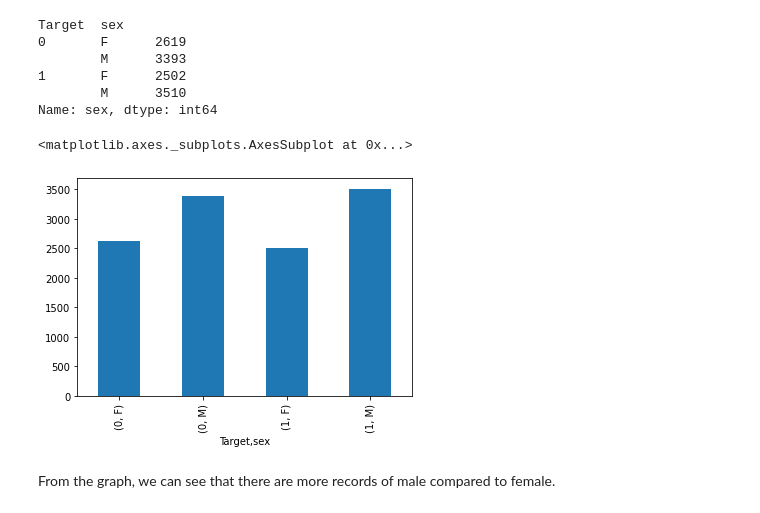
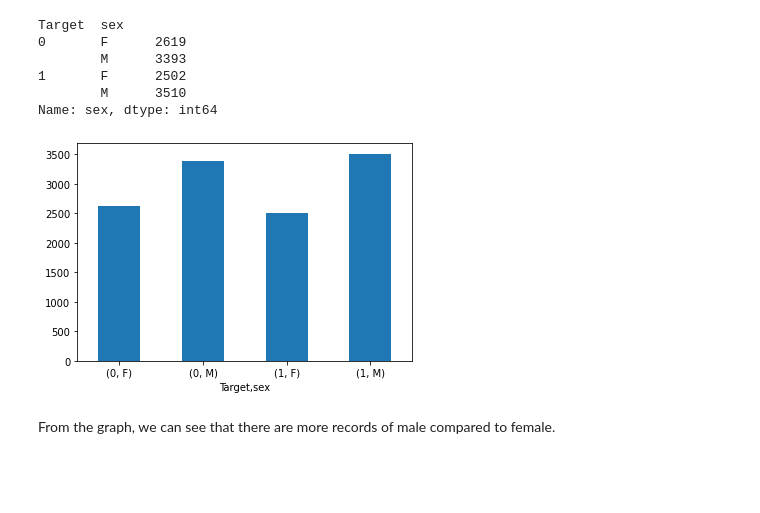
Before and after one commit to Mattobad/Pneumonia-Detection-Deep-Learning, a Jupyter notebook: End_to_End_Pneumonia_detection.ipynb, the cells around one changed output. Saved outputs shown, nothing was run; the diff lists cells and outputs as text; code cells hidden in the pictures; blank space fills up the shorter version.

```diff
--- a/End_to_End_Pneumonia_detection.ipynb
+++ b/End_to_End_Pneumonia_detection.ipynb
@@ -424,9 +424,10 @@ Target  sex
 Name: sex, dtype: int64
 # %%
 group_gender.plot.bar()
+plt.xticks(rotation=0)
+plt.show()
 # %% [output]
-<matplotlib.axes._subplots.AxesSubplot at 0x...>
-[figure, old version]
+[figure, new version]
 # %% [markdown]
 From the graph, we can see that there are more records of male compared to female.
 # %%
```
Also changed, not shown: parts of 23 cells of this notebook.
